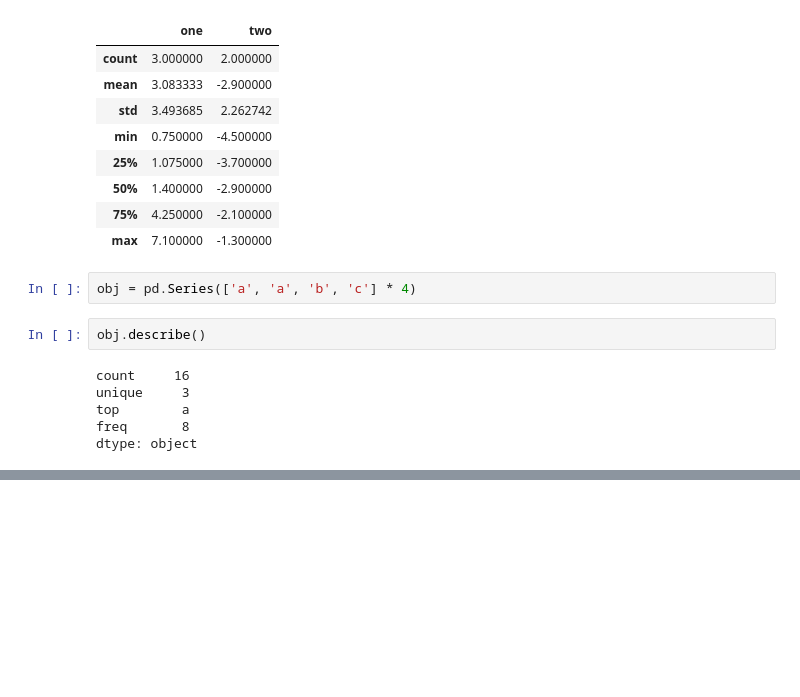
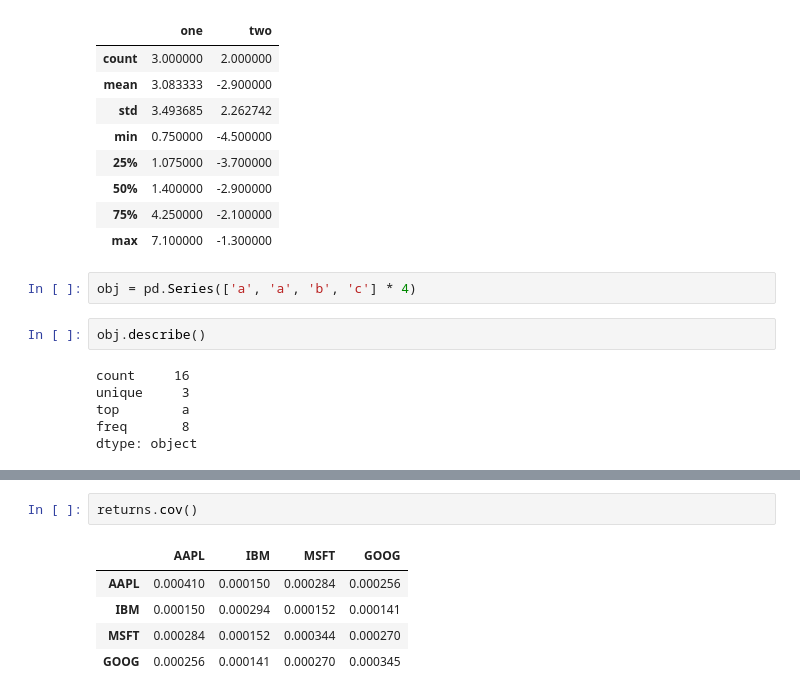
Before and after one commit to Parkseojin2001/Pandas-study, a Jupyter notebook: Pandas/Chapter5.ipynb, the cells around one changed output, grey strips where cells are left out. Cells and saved outputs as stored; diff of their text form; blank space fills up the shorter version.

```diff
--- a/Pandas/Chapter5.ipynb
+++ b/Pandas/Chapter5.ipynb
@@ -1471,0 +1548,8 @@ dtype: object
+# %%
+returns.cov()
+# %% [output]
+|  | AAPL | IBM | MSFT | GOOG |
+| AAPL | 0.000410 | 0.000150 | 0.000284 | 0.000256 |
+| IBM | 0.000150 | 0.000294 | 0.000152 | 0.000141 |
+| MSFT | 0.000284 | 0.000152 | 0.000344 | 0.000270 |
+| GOOG | 0.000256 | 0.000141 | 0.000270 | 0.000345 |
```
Also changed, not shown: parts of 14 cells of this notebook.
